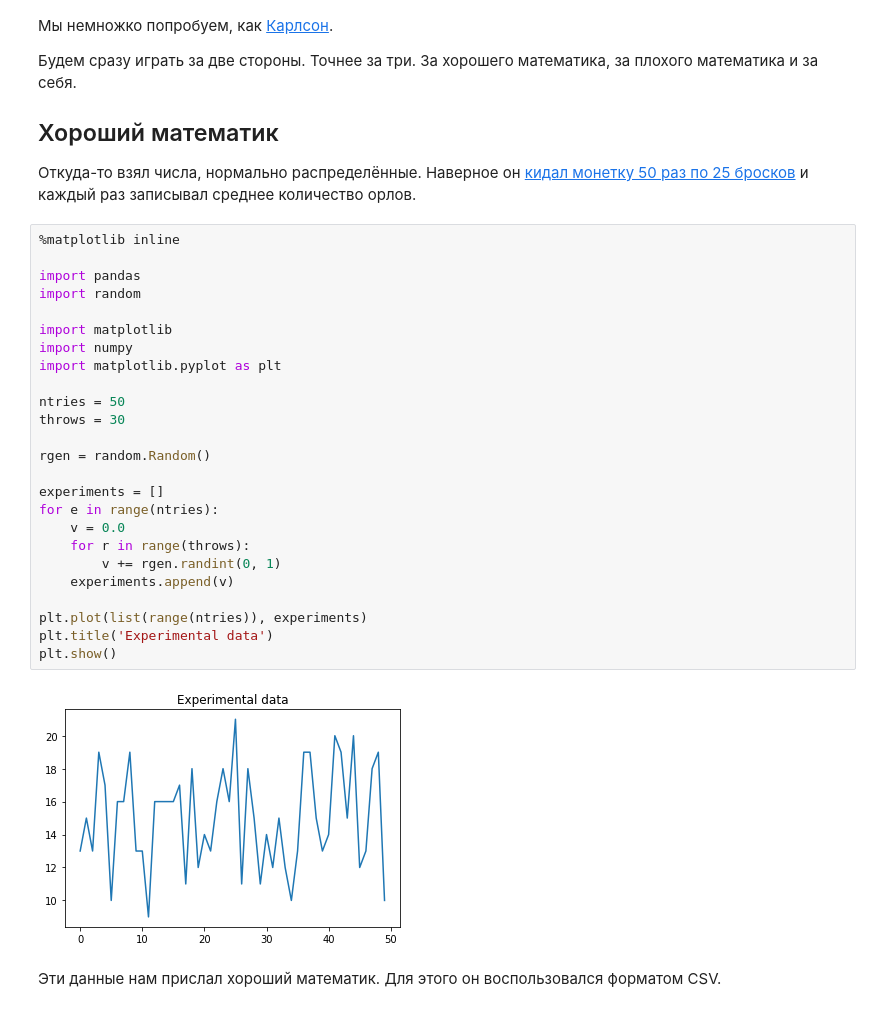
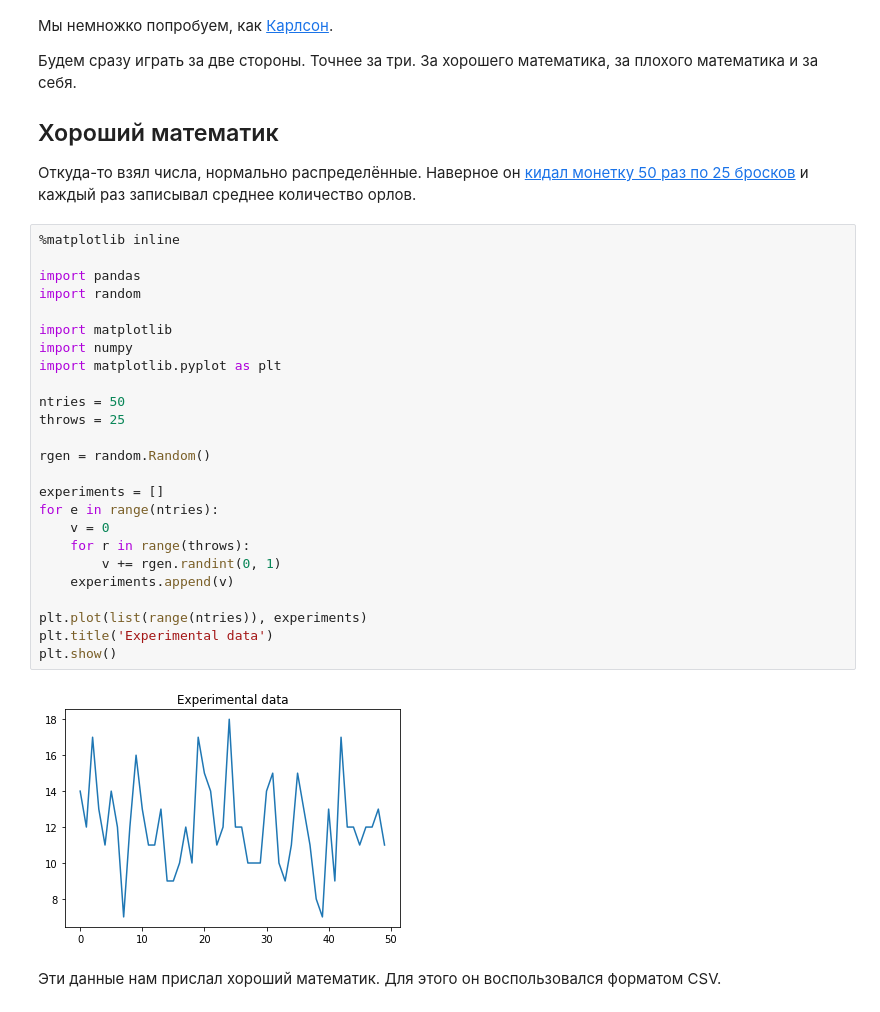
Before and after one commit to dluciv/python-intro-course, a Jupyter notebook: docs/jupiter-notebooks/09.pandas.ipynb, the cells around one changed output. Saved outputs shown, nothing was run; the diff lists cells and outputs as text.

```diff
--- a/docs/jupiter-notebooks/09.pandas.ipynb
+++ b/docs/jupiter-notebooks/09.pandas.ipynb
@@ -15,30 +15,30 @@
 # %%
 %matplotlib inline
 
 import pandas
 import random
 
 import matplotlib
 import numpy
 import matplotlib.pyplot as plt
 
 ntries = 50
-throws = 30
+throws = 25
 
 rgen = random.Random()
 
 experiments = []
 for e in range(ntries):
-    v = 0.0
+    v = 0
     for r in range(throws):
         v += rgen.randint(0, 1)
     experiments.append(v)
 
 plt.plot(list(range(ntries)), experiments)
 plt.title('Experimental data')
 plt.show()
 # %% [output]
-[figure, old version]
+[figure, new version]
 # %% [markdown]
 Эти данные нам прислал хороший математик. Для этого он воспользовался форматом CSV.
 # %%
```
Also changed, not shown: parts of 4 cells of this notebook, 2 other files.
